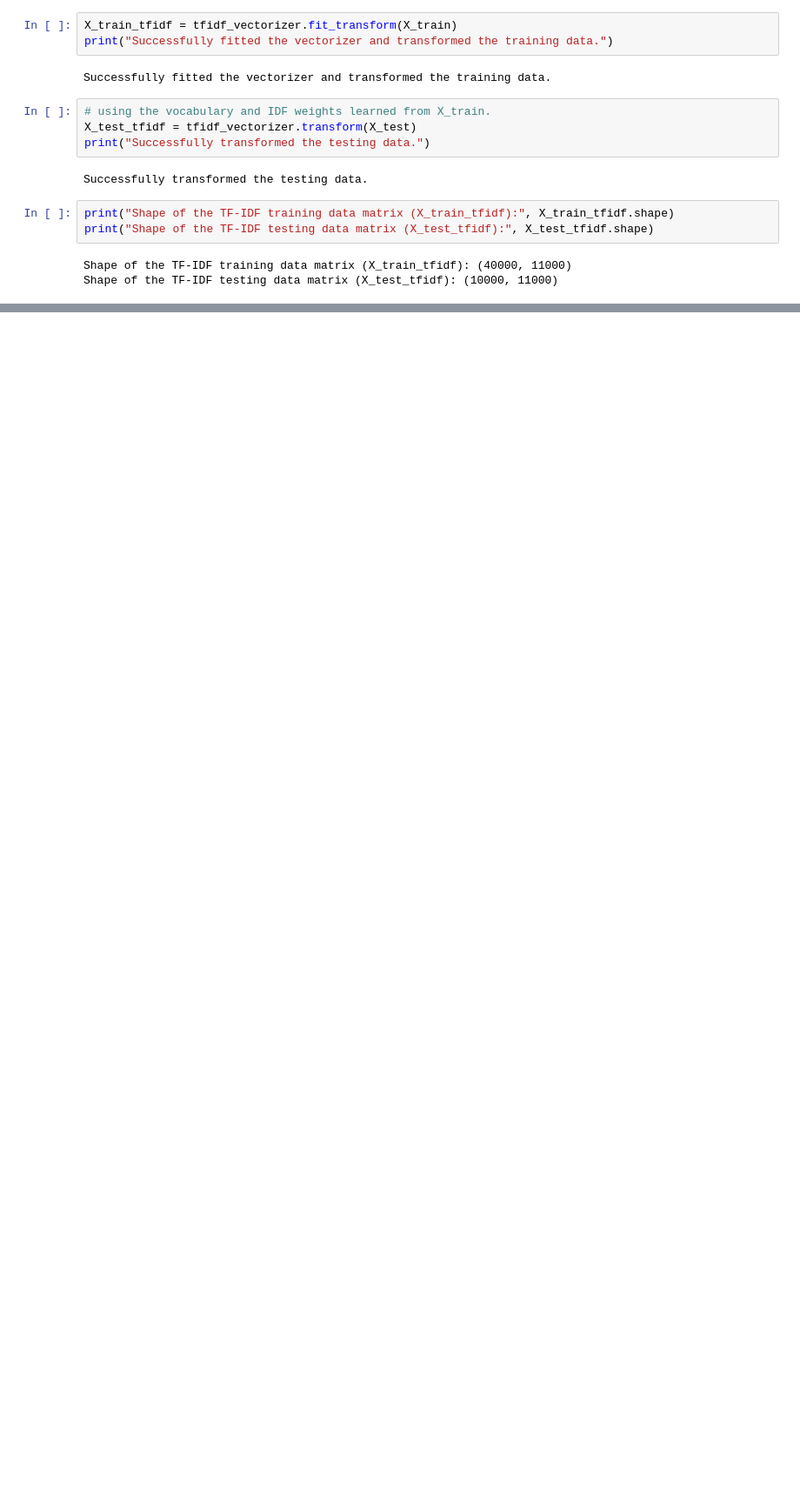
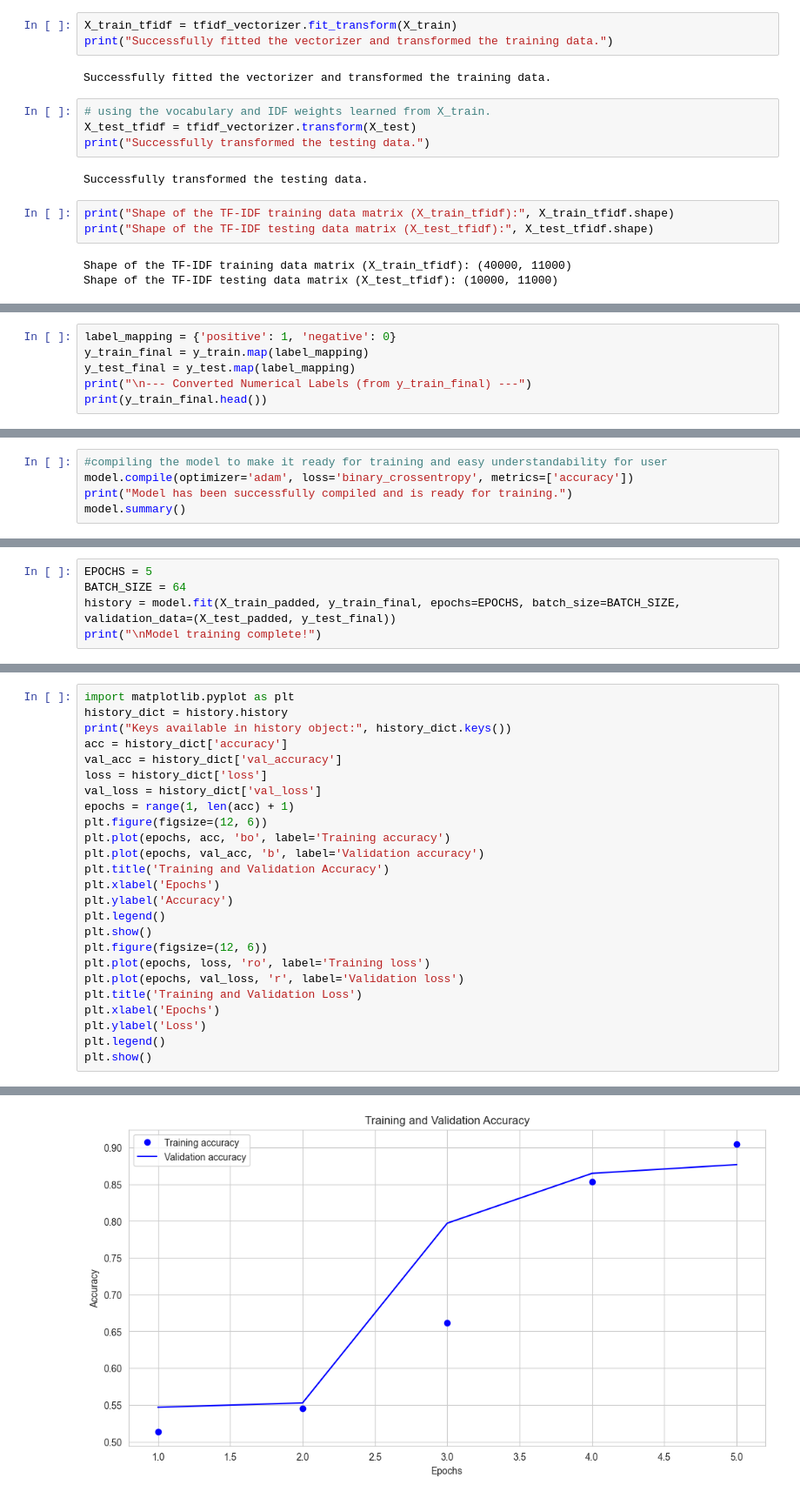
Before and after one commit to Shanksch/sentiment-analysis-project, a Jupyter notebook: notebooks/01-data-exploration-and-cleaning.ipynb, the cells around one changed output, grey strips where cells are left out. Shown at 87% size. Cells and saved outputs as stored; diff of their text form; blank space fills up the shorter version.

```diff
--- a/notebooks/01-data-exploration-and-cleaning.ipynb
+++ b/notebooks/01-data-exploration-and-cleaning.ipynb
@@ -298,0 +480,6 @@ Shape of the TF-IDF testing data matrix (X_test_tfidf): (10000, 11000)
+# %%
+label_mapping = {'positive': 1, 'negative': 0}
+y_train_final = y_train.map(label_mapping)
+y_test_final = y_test.map(label_mapping)
+print("\n--- Converted Numerical Labels (from y_train_final) ---")
+print(y_train_final.head())
@@ -298,0 +523,5 @@ Shape of the TF-IDF testing data matrix (X_test_tfidf): (10000, 11000)
+# %%
+#compiling the model to make it ready for training and easy understandability for user
+model.compile(optimizer='adam', loss='binary_crossentropy', metrics=['accuracy'])
+print("Model has been successfully compiled and is ready for training.")
+model.summary()
@@ -298,0 +543,5 @@ Shape of the TF-IDF testing data matrix (X_test_tfidf): (10000, 11000)
+# %%
+EPOCHS = 5
+BATCH_SIZE = 64
+history = model.fit(X_train_padded, y_train_final, epochs=EPOCHS, batch_size=BATCH_SIZE, validation_data=(X_test_padded, y_test_final))
+print("\nModel training complete!")
@@ -298,0 +561,26 @@ Shape of the TF-IDF testing data matrix (X_test_tfidf): (10000, 11000)
+# %%
+import matplotlib.pyplot as plt
+history_dict = history.history
+print("Keys available in history object:", history_dict.keys())
+acc = history_dict['accuracy']
+val_acc = history_dict['val_accuracy']
+loss = history_dict['loss']
+val_loss = history_dict['val_loss']
+epochs = range(1, len(acc) + 1)
+plt.figure(figsize=(12, 6))
+plt.plot(epochs, acc, 'bo', label='Training accuracy')
+plt.plot(epochs, val_acc, 'b', label='Validation accuracy')
+plt.title('Training and Validation Accuracy')
+plt.xlabel('Epochs')
+plt.ylabel('Accuracy')
+plt.legend()
+plt.show()
+plt.figure(figsize=(12, 6))
+plt.plot(epochs, loss, 'ro', label='Training loss')
+plt.plot(epochs, val_loss, 'r', label='Validation loss')
+plt.title('Training and Validation Loss')
+plt.xlabel('Epochs')
+plt.ylabel('Loss')
+plt.legend()
+plt.show()
+# %% [output]
@@ -298,0 +588 @@ Shape of the TF-IDF testing data matrix (X_test_tfidf): (10000, 11000)
+[figure, added]
```
Also changed, not shown: parts of 20 cells of this notebook, 4 other files.
